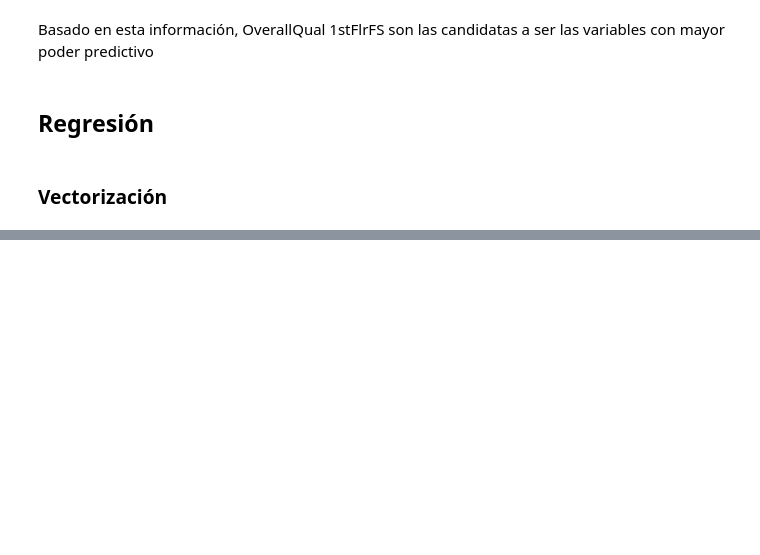
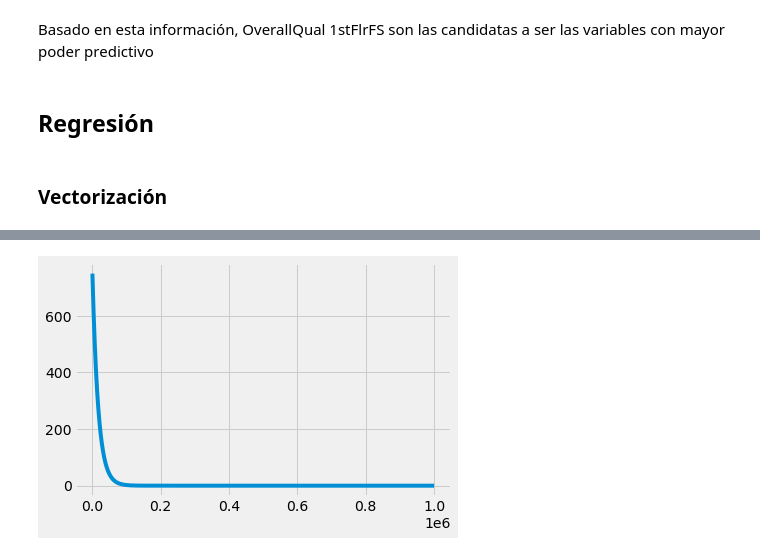
Before and after one commit to ramonescobar/final_project, a Jupyter notebook: Proyecto Final.ipynb, the cells around one changed output, grey strips where cells are left out. Cells and saved outputs as stored; diff of their text form; code cells hidden in the pictures; blank space fills up the shorter version.

```diff
--- a/Proyecto Final.ipynb
+++ b/Proyecto Final.ipynb
@@ -103,12 +106,18 @@ def univ_linear_reg(x, y=0, epochs=100, imprimir_error_cada=10, learning_rate =
 
     y = np.reshape(y, (-1,1))
     #inicializando betas
-    #b0 = np.random.randn()
-    b0 = np.random.randn()
-    b1 = np.random.randn()
+
+
+    b0 = np.random.rand()
+    b1 = np.random.rand()
+
+    #b0 = 0
+    #b1 = np.mean(x)
+
     betas = np.array([[b1],[b0]])
 
     errors = []
+    models = {}
 
     results ={}
     for i in range(0,epochs):
@@ -127,13 +136,14 @@ def univ_linear_reg(x, y=0, epochs=100, imprimir_error_cada=10, learning_rate =
         mult_gradient = mult_gradient.reshape((-1,1))
         betas = betas - mult_gradient
 
+        models[i] = [betas]
 
         if i%imprimir_error_cada==0:
             print('Iteración: ', i)
             print('Error: ',e[0])
             print("")
 
-    return y_pred
+    return models , np.array(errors)
 # %%
 x = np.arange(10)
-y = x*2
+y = x*10
@@ -165,0 +150,2 @@ el tiempo de ejecucion en segundos es de 26.34515357017517
+# %%
+models, errors = univ_linear_reg(x, y, 1000000,100000,0.000001)
@@ -165,0 +170,8 @@ el tiempo de ejecucion en segundos es de 26.34515357017517
+# %%
+def error_plot(errors):
+    plt.plot(errors)
+    plt.show()
+# %%
+error_plot(errors)
+# %% [output]
+[figure, added]
```
Also changed, not shown: parts of 9 cells of this notebook.
